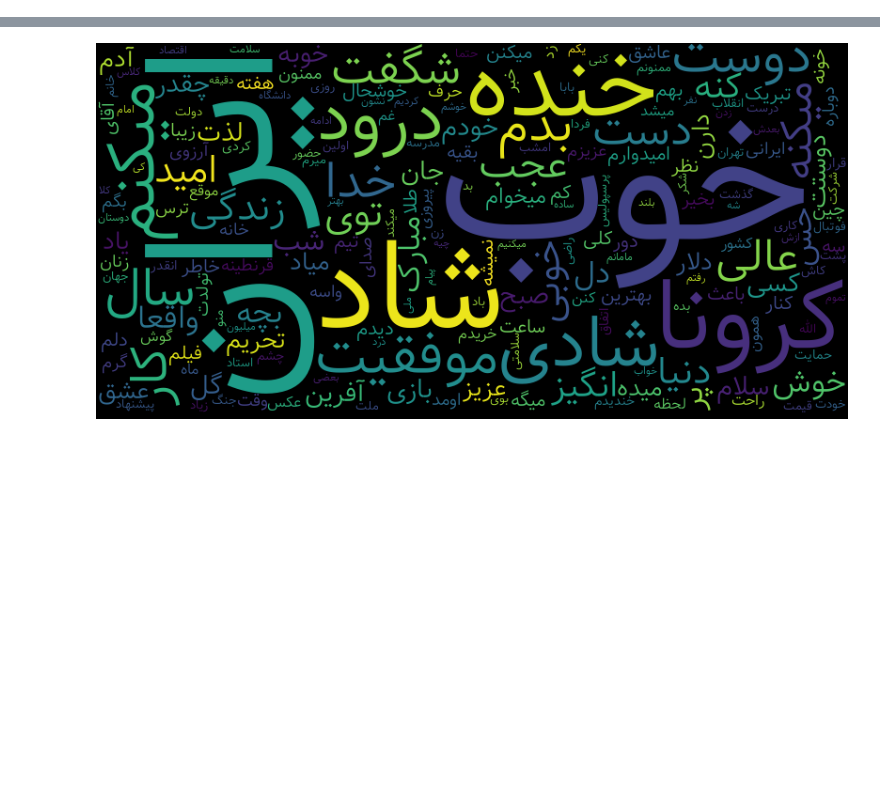
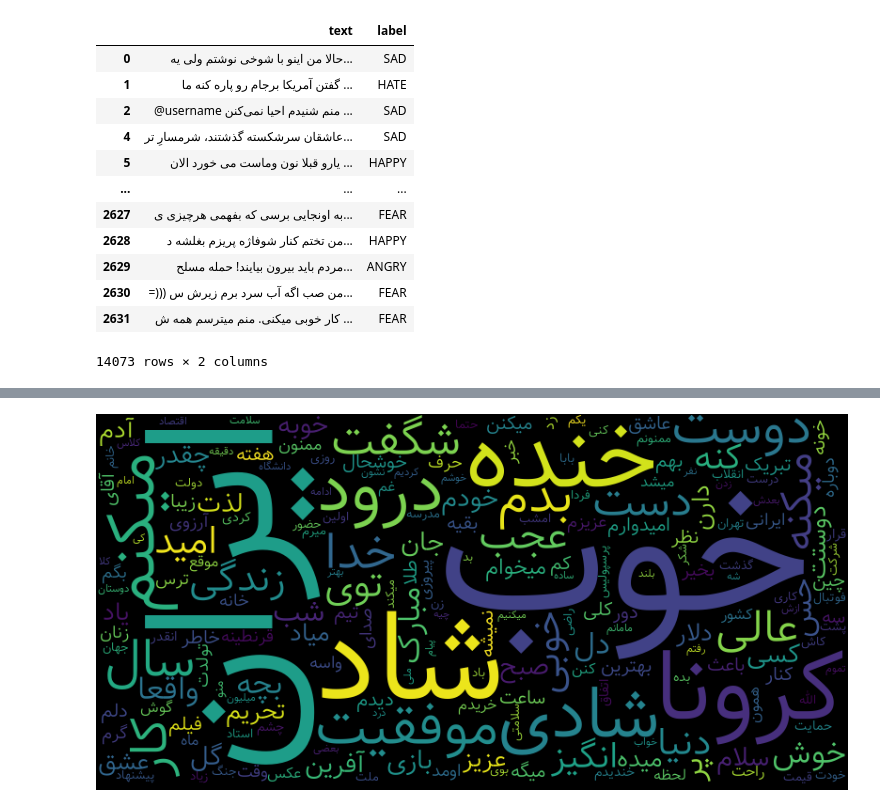
Before and after one commit to MaryamNourii/EmotionDetection, a Jupyter notebook: EmotionDetection_DataCleaning.ipynb, the cells around one changed output, grey strips where cells are left out. Drawn from its saved outputs; the diff is of its cells as text; code cells hidden in the pictures; blank space fills up the shorter version.

```diff
--- a/EmotionDetection_DataCleaning.ipynb
+++ b/EmotionDetection_DataCleaning.ipynb
@@ -53,11 +103,26 @@ new_df
 # %%
-final_df = pd.concat([new_df, df1])
-OTHER = final_df[final_df['label'] == 'OTHER'].sample(n = max, replace = False).reset_index(drop=True)
-final_df = final_df[final_df['label'] != 'OTHER']
+concat_df = pd.concat([new_df, df1])
+max  = concat_df.groupby(["label"]).count().sort_values('text')['text'][-2]
+OTHER = concat_df[concat_df['label'] == 'OTHER'].sample(n = max, replace = False).reset_index(drop=True)
+final_df = concat_df[concat_df['label'] != 'OTHER']
 final_df = pd.concat([final_df, OTHER])
 np.random.shuffle(final_df.values)
 final_df.to_csv('FinalData.csv', index=False)
 final_df
+# %% [output]
+|  | text | label |
+| 0 | حالا من اینو با شوخی نوشتم ولی یه... | SAD |
+| 1 | گفتن آمریکا برجام رو پاره کنه ما ... | HATE |
+| 2 | @username منم شنیدم احیا نمی‌کنن ... | SAD |
+| 4 | عاشقان سرشکسته گذشتند، شرمسارِ تر... | SAD |
+| 5 | یارو قبلا نون وماست می خورد الان ... | HAPPY |
+| ... | ... | ... |
+| 2627 | به اونجایی برسی که بفهمی هرچیزی ی... | FEAR |
+| 2628 | من تختم کنار شوفاژه پریزم بغلشه د... | HAPPY |
+| 2629 | مردم باید بیرون بیایند! حملە مسلح... | ANGRY |
+| 2630 | =))) من صب اگه آب سرد برم‌ زیرش س... | FEAR |
+| 2631 | کار خوبی میکنی. منم میترسم همه ش ... | FEAR |
+14073 rows × 2 columns
 # %%
 final_df.head(10)
 # %% [output]
```
Also changed, not shown: parts of 15 cells of this notebook.
